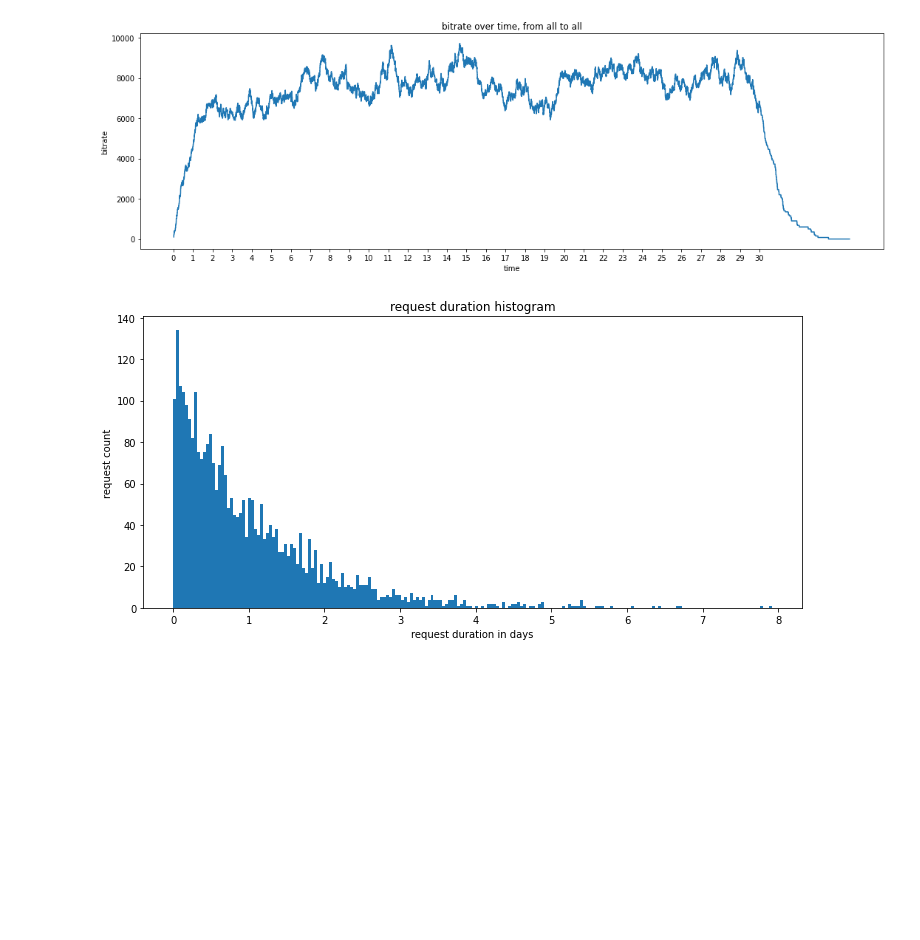
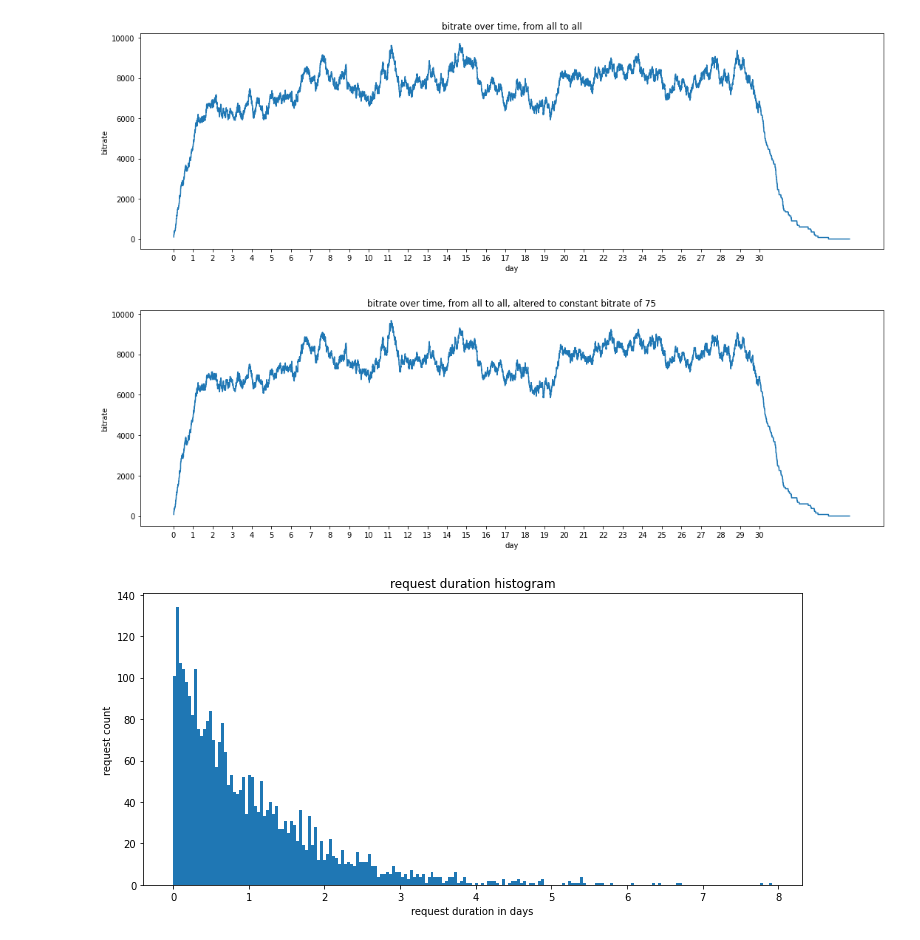
Before and after one commit to Ola2904/increasing_traffic_model, a Jupyter notebook: drawings.ipynb, the cells around one changed output. Saved outputs shown, nothing was run; the diff lists cells and outputs as text; code cells hidden in the pictures; blank space fills up the shorter version.

```diff
--- a/drawings.ipynb
+++ b/drawings.ipynb
@@ -228,8 +263,10 @@ def draw_seattle_cumsums(aggregation='avg', figsize=(18,6)):
         plt.show()
 # %%
 draw_sample_bitrate_over_time(source_node=-1, destination_node=-1)
+draw_sample_bitrate_over_time(source_node=-1, destination_node=-1, constant_bitrate=75)
 # %% [output]
 [figure]
+[figure, added]
 # %%
 draw_sample_data_duration_histogram(nbins=200)
 # %% [output]
```
Also changed, not shown: parts of 7 cells of this notebook.
